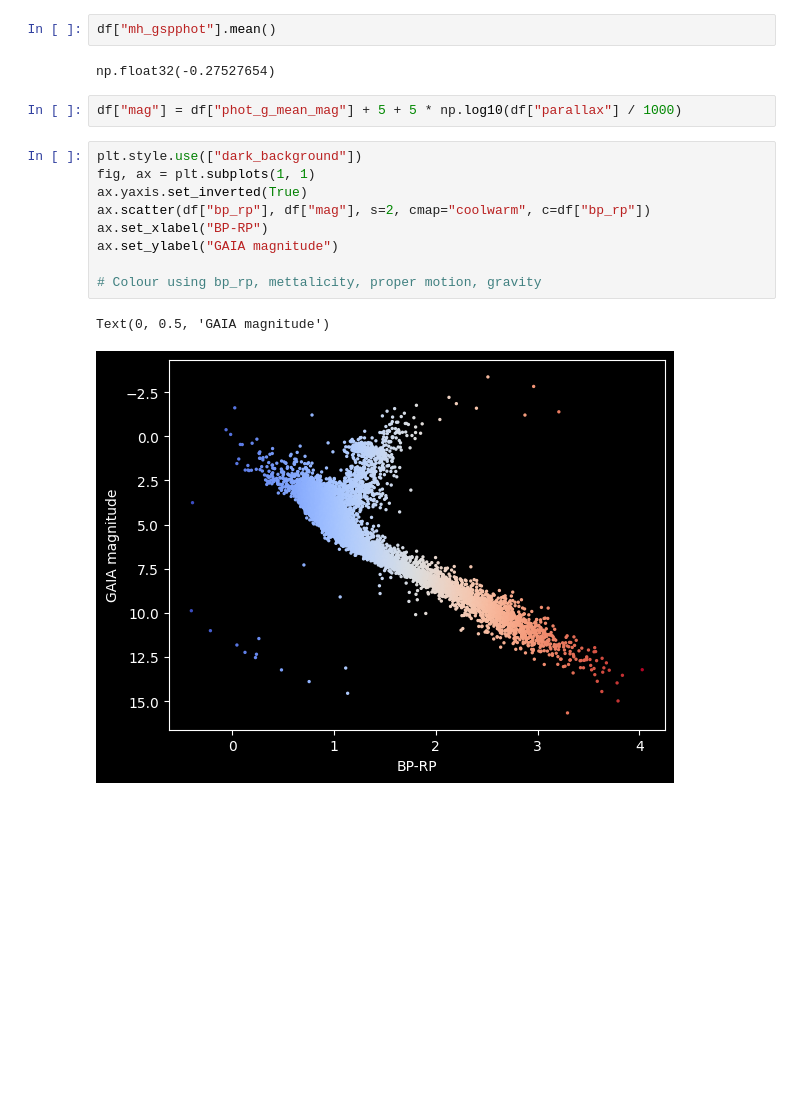
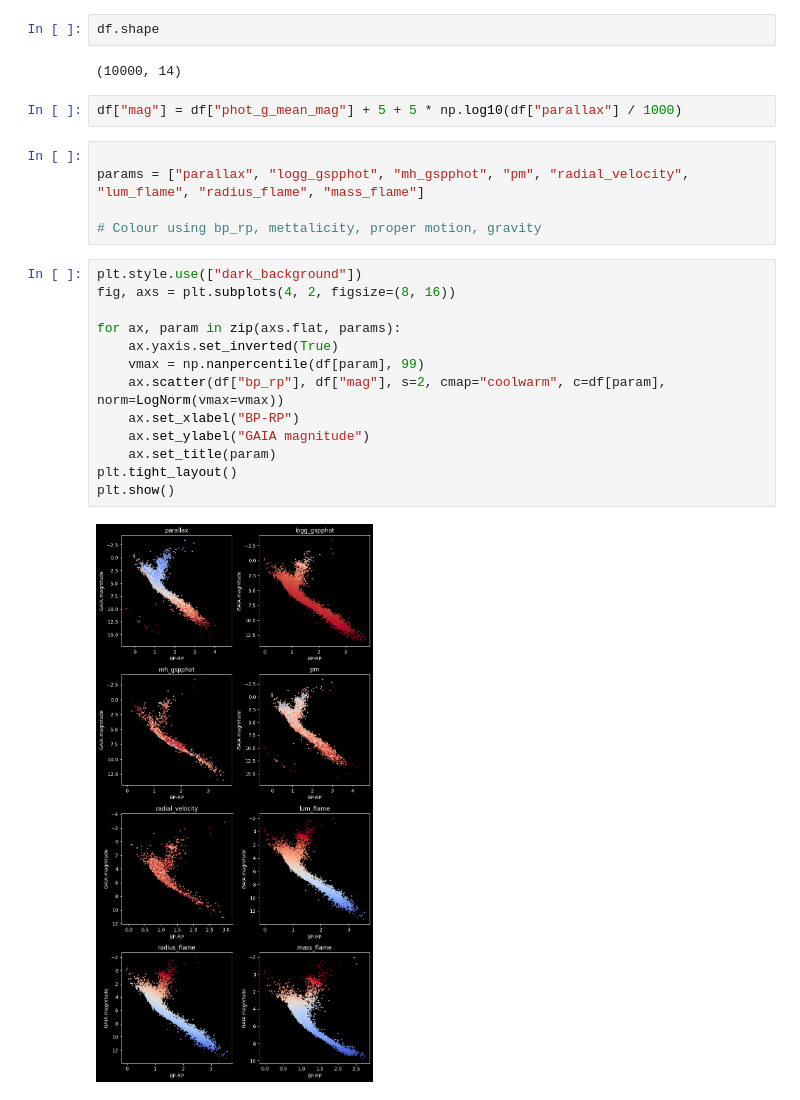
Before and after one commit to NirmalUS/GAIA_HR, a Jupyter notebook: Project/testing_gaia.ipynb, the cells around one changed output. Drawn from its saved outputs; the diff is of its cells as text; blank space fills up the shorter version.

```diff
--- a/Project/testing_gaia.ipynb
+++ b/Project/testing_gaia.ipynb
@@ -29,20 +35,28 @@ df = stars.to_pandas()
 # %% [output]
 INFO: Query finished. [astroquery.utils.tap.core]
 # %%
-df["mh_gspphot"].mean()
+df.shape
 # %% [output]
-np.float32(-0.27527654)
+(10000, 14)
 # %%
 df["mag"] = df["phot_g_mean_mag"] + 5 + 5 * np.log10(df["parallax"] / 1000)
 # %%
-plt.style.use(["dark_background"])
-fig, ax = plt.subplots(1, 1)
-ax.yaxis.set_inverted(True)
-ax.scatter(df["bp_rp"], df["mag"], s=2, cmap="coolwarm", c=df["bp_rp"])
-ax.set_xlabel("BP-RP")
-ax.set_ylabel("GAIA magnitude")
+
+params = ["parallax", "logg_gspphot", "mh_gspphot", "pm", "radial_velocity", "lum_flame", "radius_flame", "mass_flame"]
 
 # Colour using bp_rp, mettalicity, proper motion, gravity
-# %% [output]
-Text(0, 0.5, 'GAIA magnitude')
-[figure, removed]
+# %%
+plt.style.use(["dark_background"])
+fig, axs = plt.subplots(4, 2, figsize=(8, 16))
+
+for ax, param in zip(axs.flat, params):
+    ax.yaxis.set_inverted(True)
+    vmax = np.nanpercentile(df[param], 99)
+    ax.scatter(df["bp_rp"], df["mag"], s=2, cmap="coolwarm", c=df[param], norm=LogNorm(vmax=vmax))
+    ax.set_xlabel("BP-RP")
+    ax.set_ylabel("GAIA magnitude")
+    ax.set_title(param)
+plt.tight_layout()
+plt.show()
+# %% [output]
+[figure, added]
```
Also changed, not shown: parts of 2 cells of this notebook, 1 other file.
